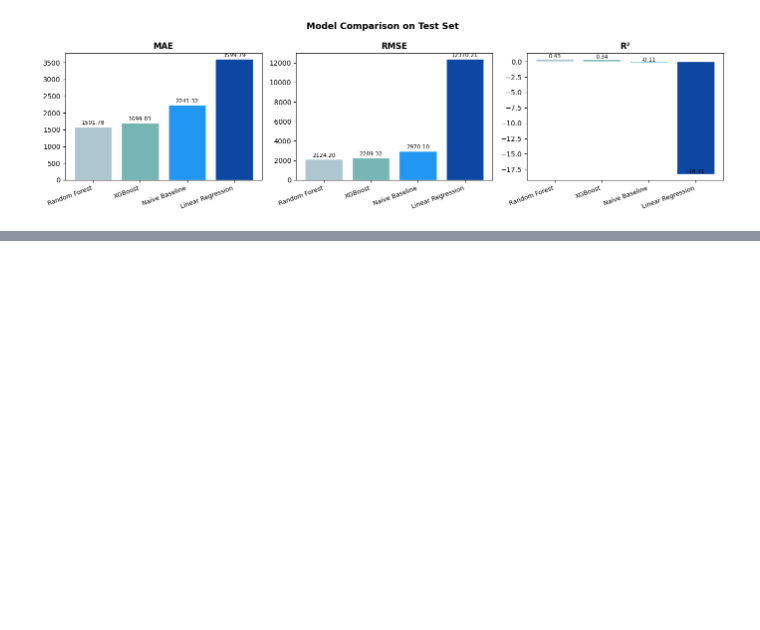
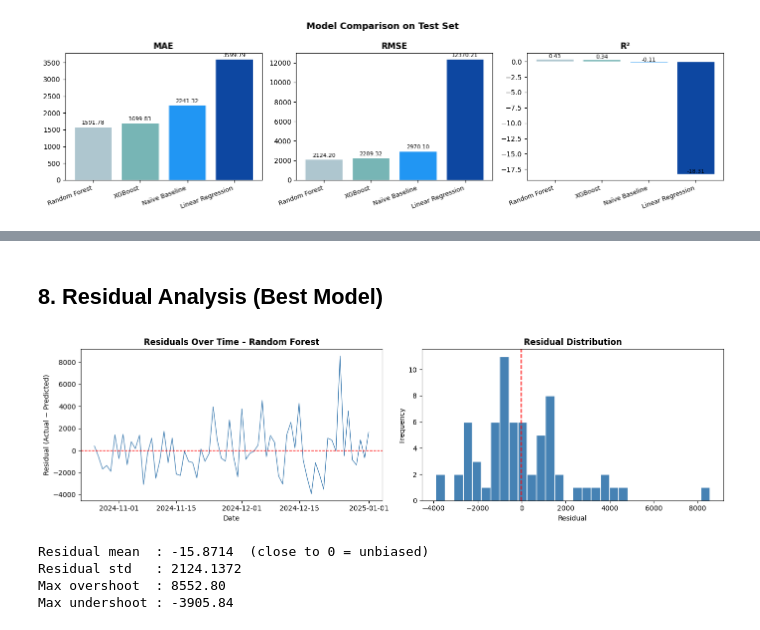
Before and after one commit to Parina89/Project-3-Food-Restaurant-Services-, a Jupyter notebook: Week2_with_Training.ipynb, the cells around one changed output, grey strips where cells are left out. Saved outputs shown, nothing was run; the diff lists cells and outputs as text; code cells hidden in the pictures; blank space fills up the shorter version.

```diff
--- a/Week2_with_Training.ipynb
+++ b/Week2_with_Training.ipynb
@@ -798,0 +852,35 @@ plt.show()
+# %% [markdown]
+## 8. Residual Analysis (Best Model)
+# %%
+# ── Residuals over time and distribution ─────────────────────────────────
+residuals = y_test.values - np.array(y_pred_best)
+
+fig, axes = plt.subplots(1, 2, figsize=(14, 4))
+
+# Residuals over time
+axes[0].plot(y_test.index, residuals, color="steelblue", linewidth=1)
+axes[0].axhline(0, color="red", linestyle="--", linewidth=1)
+axes[0].set_title(f"Residuals Over Time – {best_name}", fontweight="bold")
+axes[0].set_xlabel("Date")
+axes[0].set_ylabel("Residual (Actual − Predicted)")
+
+# Residual distribution
+axes[1].hist(residuals, bins=30, color="steelblue", edgecolor="white")
+axes[1].axvline(0, color="red", linestyle="--")
+axes[1].set_title("Residual Distribution", fontweight="bold")
+axes[1].set_xlabel("Residual")
+axes[1].set_ylabel("Frequency")
+
+plt.tight_layout()
+plt.show()
+
+print(f"Residual mean  : {residuals.mean():.4f}  (close to 0 = unbiased)")
+print(f"Residual std   : {residuals.std():.4f}")
+print(f"Max overshoot  : {residuals.max():.2f}")
+print(f"Max undershoot : {residuals.min():.2f}")
+# %% [output]
+[figure, added]
+Residual mean  : -15.8714  (close to 0 = unbiased)
+Residual std   : 2124.1372
+Max overshoot  : 8552.80
+Max undershoot : -3905.84
```
Also changed, not shown: parts of 4 cells of this notebook.
